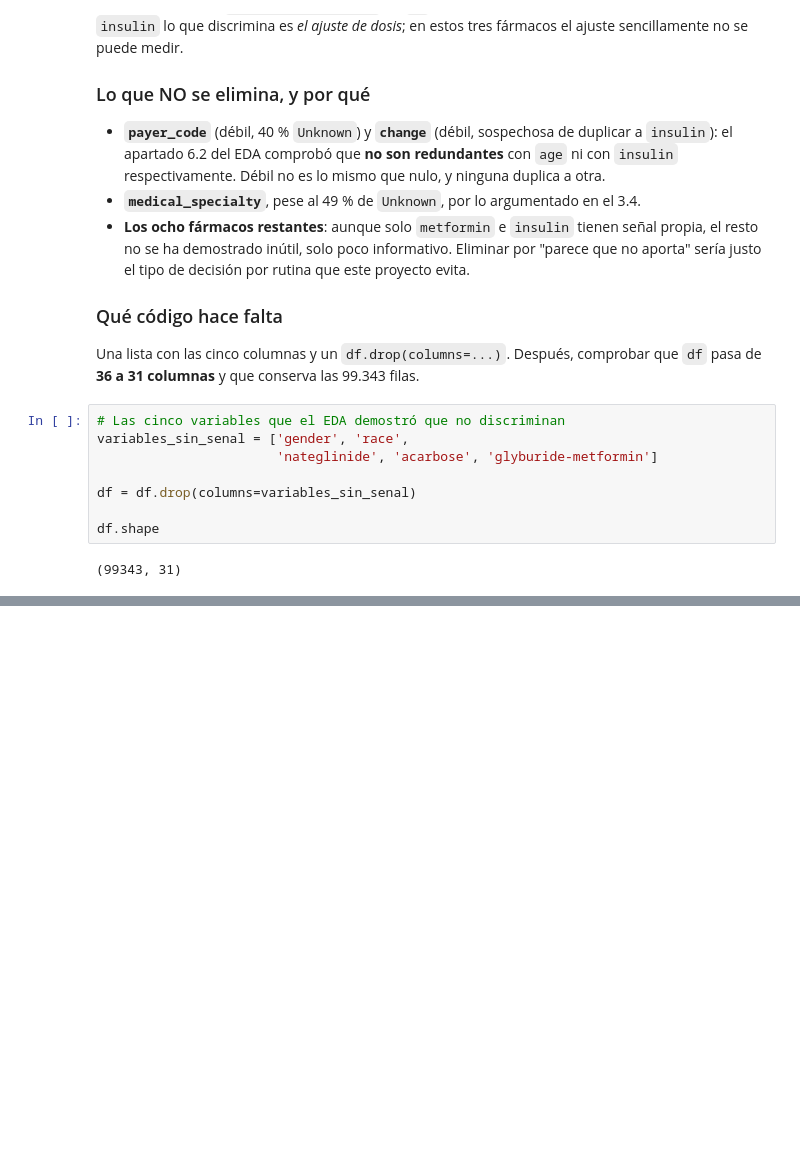
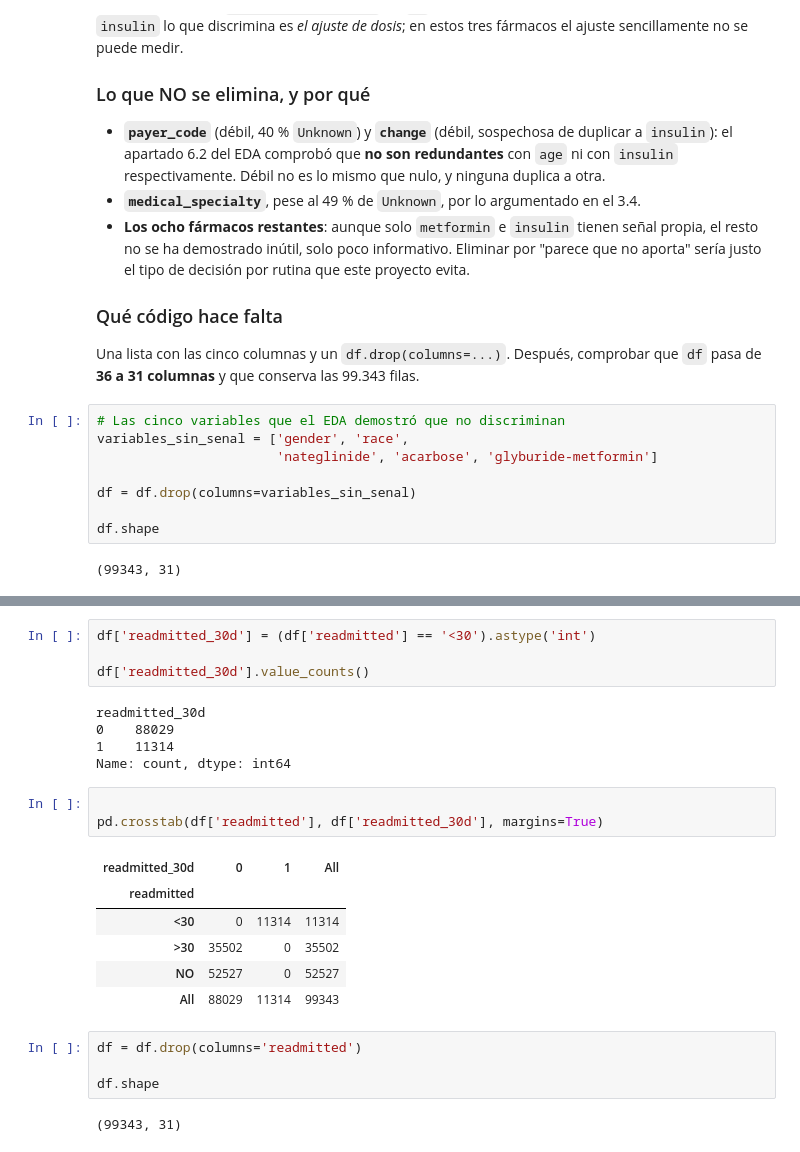
Before and after one commit to diieeguiitooo/readmision_diabetes_eda, a Jupyter notebook: notebooks/04_preparacion.ipynb, the cells around one changed output, grey strips where cells are left out. Drawn from its saved outputs; the diff is of its cells as text; blank space fills up the shorter version.

```diff
--- a/notebooks/04_preparacion.ipynb
+++ b/notebooks/04_preparacion.ipynb
@@ -1028,0 +1120,25 @@ categorías a números (apartado 6) y partir en `train` y `test` sin mezclar pac
+# %%
+df['readmitted_30d'] = (df['readmitted'] == '<30').astype('int')
+
+df['readmitted_30d'].value_counts()
+# %% [output]
+readmitted_30d
+0    88029
+1    11314
+Name: count, dtype: int64
+# %%
+
+pd.crosstab(df['readmitted'], df['readmitted_30d'], margins=True)
+# %% [output]
+| readmitted_30d | 0 | 1 | All |
+| readmitted |  |  |  |
+| <30 | 0 | 11314 | 11314 |
+| >30 | 35502 | 0 | 35502 |
+| NO | 52527 | 0 | 52527 |
+| All | 88029 | 11314 | 99343 |
+# %%
+df = df.drop(columns='readmitted')
+
+df.shape
+# %% [output]
+(99343, 31)
```
Also changed, not shown: parts of 14 cells of this notebook, 1 other file.
